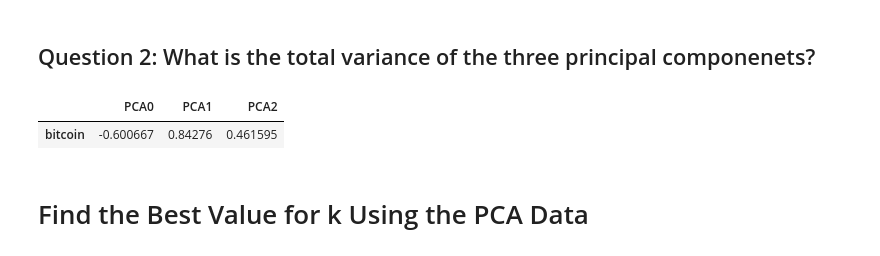
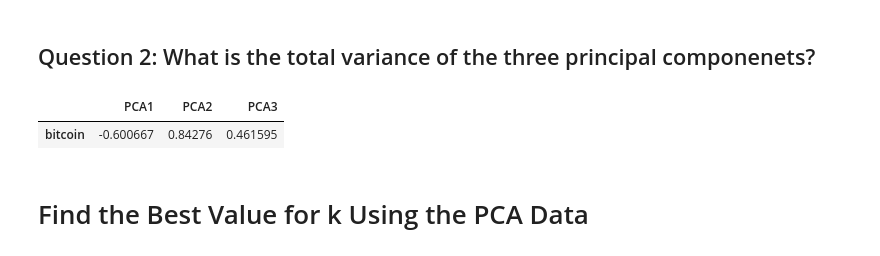
Before and after one commit to JenniferM-BShulyak/CryptoClustering, a Jupyter notebook: crypto_clustering.ipynb, the cells around one changed output. Saved outputs shown, nothing was run; the diff lists cells and outputs as text; code cells hidden in the pictures.

```diff
--- a/crypto_clustering.ipynb
+++ b/crypto_clustering.ipynb
@@ -176,12 +193,12 @@ list(pca.explained_variance_ratio_)
 ## Question 2: What is the total variance of the three principal componenets?
 # %%
 # Make a DF of the new PCA data with the og crypto names as the index
-c = ['PCA' + str(x) for x in range(3)]
+c = ['PCA' + str(x) for x in range(1, 4)]
 market_pca_df = pd.DataFrame(market_pca, columns=c)
 market_pca_df.index = i
 market_pca_df.head(1)
 # %% [output]
-|  | PCA0 | PCA1 | PCA2 |
+|  | PCA1 | PCA2 | PCA3 |
 | bitcoin | -0.600667 | 0.84276 | 0.461595 |
 # %% [markdown]
 # Find the Best Value for k Using the PCA Data
```
Also changed, not shown: parts of 22 cells of this notebook.
